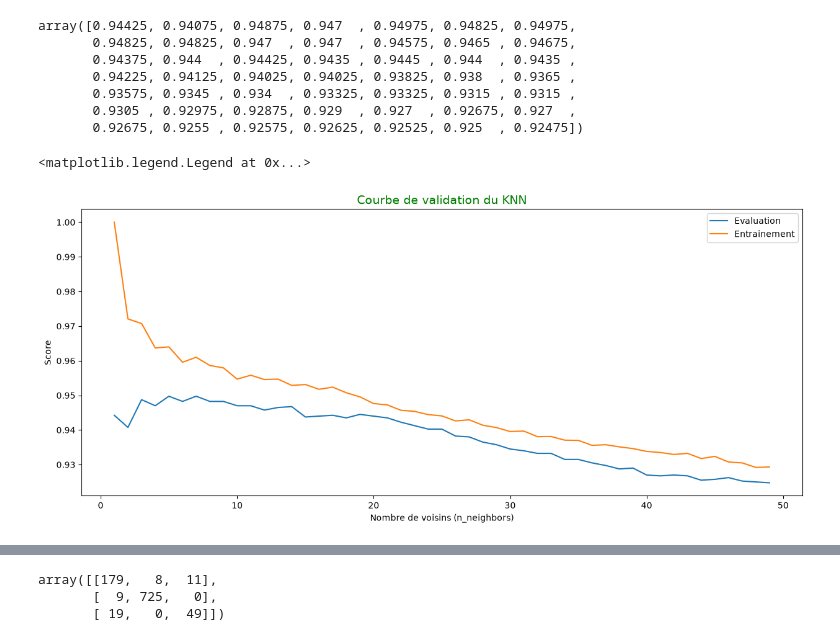
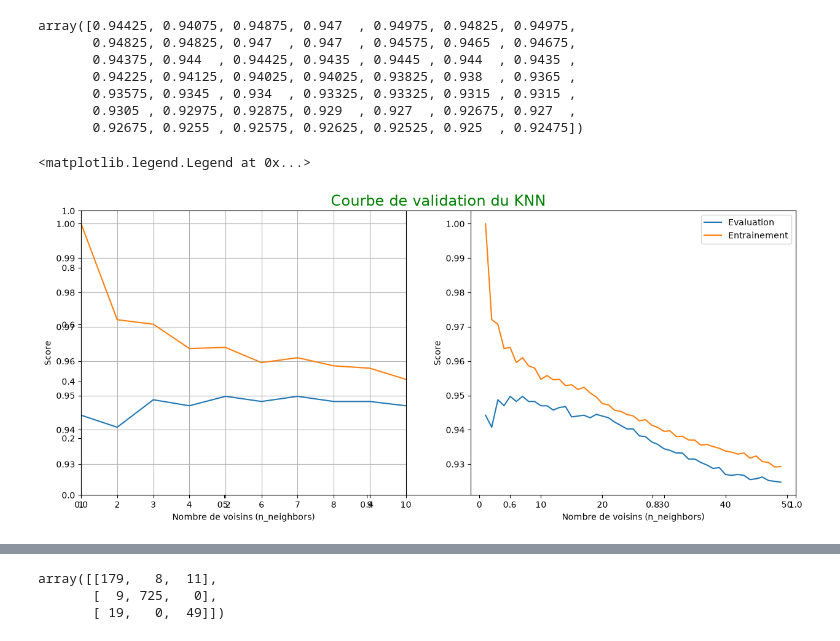
Before and after one commit to SAKPANI/Datasets, a Jupyter notebook: nutri.ipynb, the cells around one changed output, grey strips where cells are left out. Saved outputs shown, nothing was run; the diff lists cells and outputs as text; code cells hidden in the pictures.

```diff
--- a/nutri.ipynb
+++ b/nutri.ipynb
@@ -196,15 +196,26 @@ array([0.94425, 0.94075, 0.94875, 0.947  , 0.94975, 0.94825, 0.94975,
        0.92675, 0.9255 , 0.92575, 0.92625, 0.92525, 0.925  , 0.92475])
 # %%
 plt.figure(figsize= (15, 6))
-plt.title("Courbe de validation du KNN", c = "green", size = 14)
+plt.title("Courbe de validation du KNN", c = "green", size = 17)
+
+plt.subplot(1,2,1)
 plt.plot(rang, moy_val,  label = "Evaluation")
 plt.plot(rang, moy_train,  label = "Entrainement")
+plt.xlim(1,10)
+plt.grid()
+plt.xlabel("Nombre de voisins (n_neighbors)")
+plt.ylabel("Score")
+
+plt.subplot(1,2,2)
+plt.plot(rang, moy_val,  label = "Evaluation")
+plt.plot(rang, moy_train,  label = "Entrainement")
+
 plt.xlabel("Nombre de voisins (n_neighbors)")
 plt.ylabel("Score")
 plt.legend()
 # %% [output]
 <matplotlib.legend.Legend at 0x...>
-[figure, old version]
+[figure, new version]
 # %%
 param_grid = {
     "n_neighbors" : [2,4,5,6],
```
Also changed, not shown: parts of 13 cells of this notebook.
